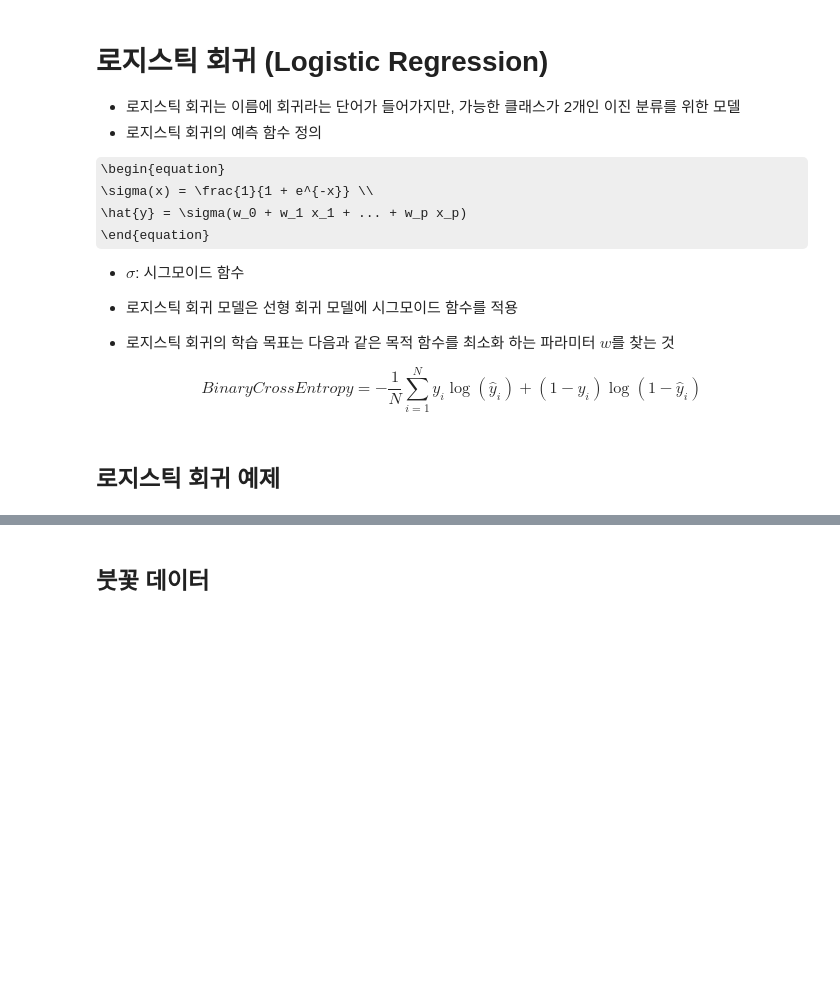
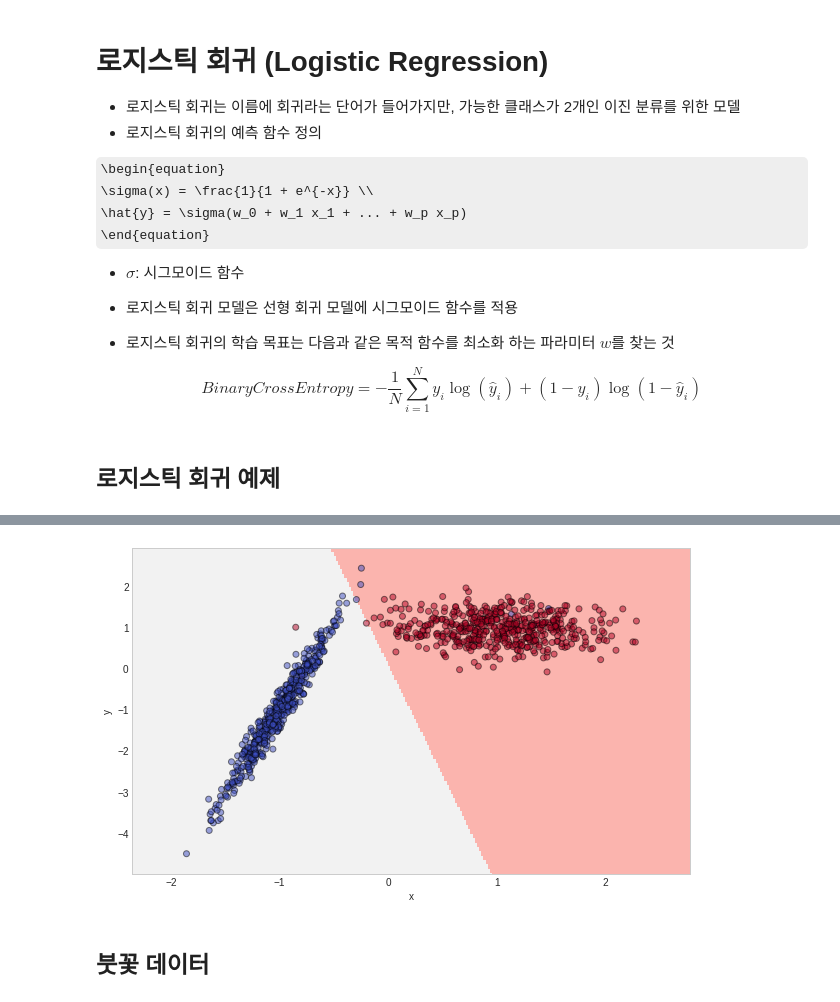
Before and after one commit to suumino/DataAlanysis, a Jupyter notebook: 04_로지스틱_회귀(Logistic_Regression).ipynb, the cells around one changed output, grey strips where cells are left out. Saved outputs shown, nothing was run; the diff lists cells and outputs as text; code cells hidden in the pictures; some formulas as TeX source; blank space fills up the shorter version.

```diff
--- a/04_로지스틱_회귀(Logistic_Regression).ipynb
+++ b/04_로지스틱_회귀(Logistic_Regression).ipynb
@@ -24,0 +55,2 @@ BinaryCrossEntropy = -\frac{1}{N}\sum_{i=1}^{N}y_i\log(\hat{y}_i) + (1-y_i)\log(
+# %%
+X_train, X_test, y_train, y_test = train_test_split(X, y, test_size=0.2)
@@ -25,3 +77,25 @@ BinaryCrossEntropy = -\frac{1}{N}\sum_{i=1}^{N}y_i\log(\hat{y}_i) + (1-y_i)\log(
+# %%
+x_min, x_max = X[:, 0].min() - .5, X[:, 0].max() + .5
+y_min, y_max = X[:, 1].min() - .5, X[:, 1].max() + .5
+xx, yy = np.meshgrid(np.arange(x_min, x_max, 0.02), np.arange(y_min, y_max, 0.02))
+Z = model.predict(np.c_[xx.ravel(), yy.ravel()])
+
+Z = Z.reshape(xx.shape)
+plt.figure(1, figsize=(10, 6))
+plt.pcolormesh(xx, yy, Z, cmap=plt.cm.Pastel1)
+
+plt.scatter(X[:, 0], X[:, 1], c=np.abs(y-1), edgecolors='k', alpha=0.5, cmap=plt.cm.coolwarm)
+plt.xlabel('x')
+plt.ylabel('y')
+
+plt.xlim(xx.min(), xx.max())
+plt.ylim(yy.min(), yy.max())
+plt.xticks()
+plt.yticks()
+
+plt.show()
+# %% [output]
+[figure, added]
 # %% [markdown]
 ## 붓꽃 데이터
 # %% [markdown]
```
Also changed, not shown: parts of 9 cells of this notebook.
